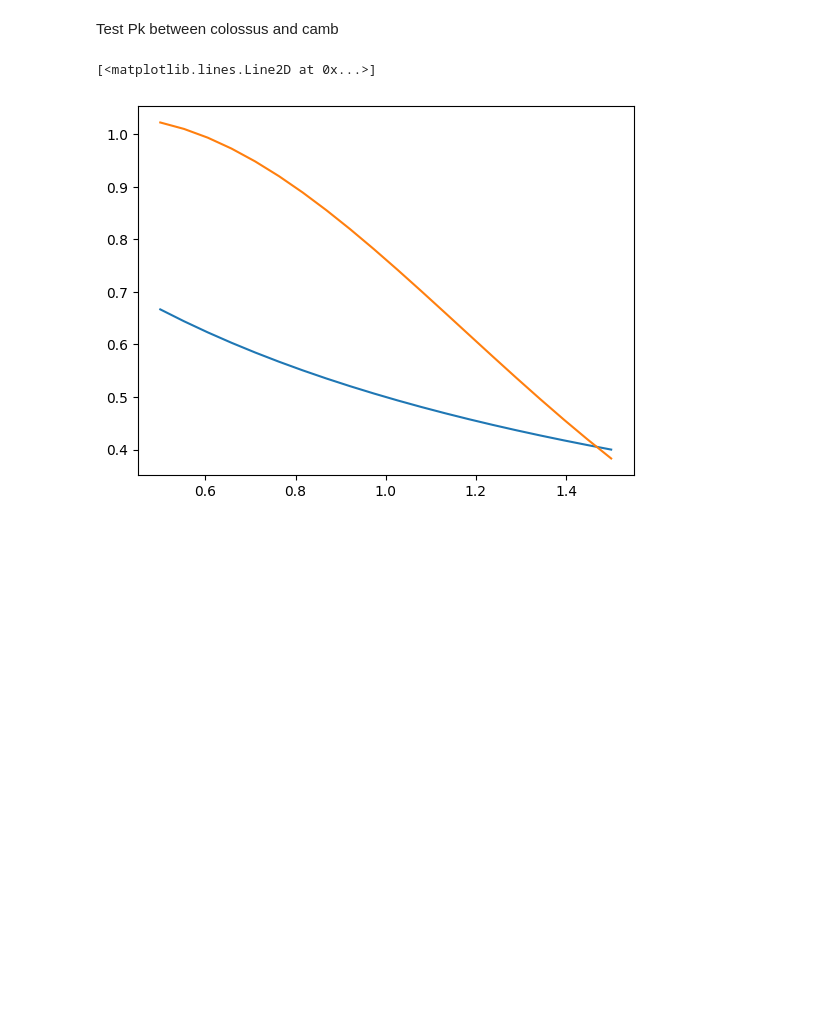
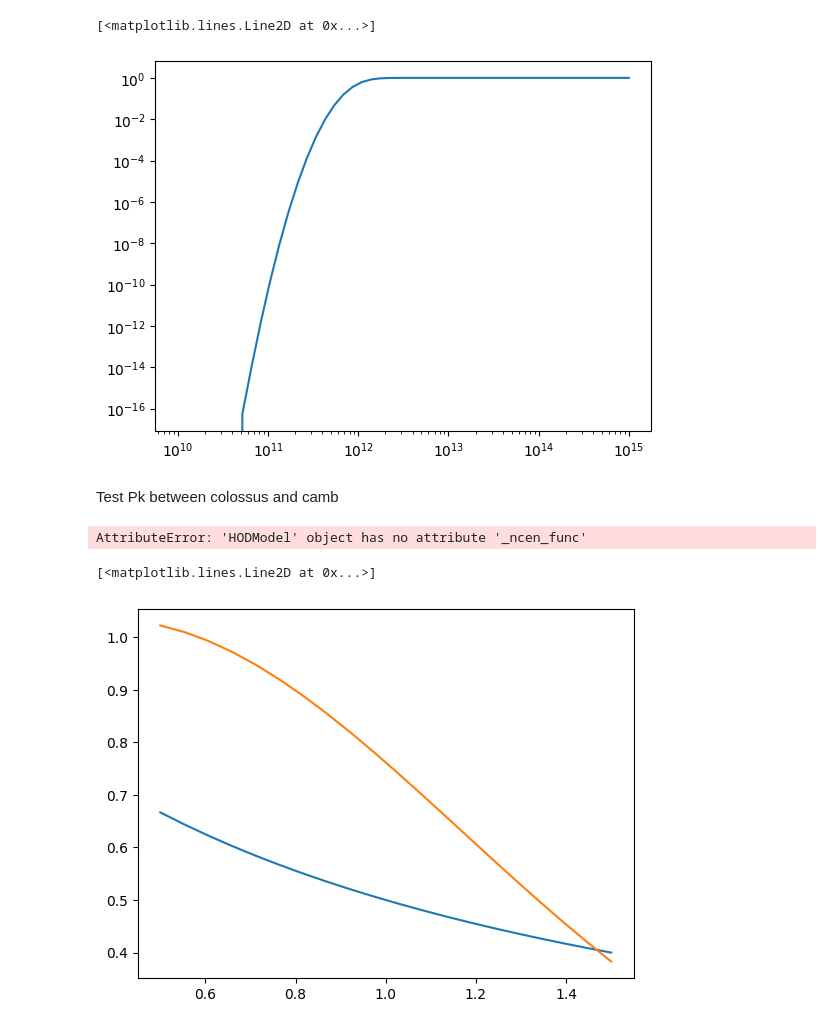
Before and after one commit to destrys/galCIB, a Jupyter notebook: notebooks/scratch-temp.ipynb, the cells around one changed output. Drawn from its saved outputs; the diff is of its cells as text; code cells hidden in the pictures; blank space fills up the shorter version.

```diff
--- a/notebooks/scratch-temp.ipynb
+++ b/notebooks/scratch-temp.ipynb
@@ -7,2 +7,12 @@ from colossus.cosmology import cosmology as cc
 
 import matplotlib.pyplot as plt
+# %%
+from galCIB import get_hod_model
+
+
+Mh = np.logspace(10, 15, 50)
+z = np.ones_like(Mh) * 1.0
+theta = [12.0, -0.02, 0.5]  # Example theta_cen
+
+model = get_hod_model("Zheng05",z)
+print(model.ncen(Mh, theta))
@@ -9,3 +33,8 @@ import matplotlib.pyplot as plt
+# %%
+plt.loglog(Mh, model.ncen(Mh, theta))
+# %% [output]
+[<matplotlib.lines.Line2D at 0x...>]
+[figure, added]
 # %% [markdown]
 Test Pk between colossus and camb
 # %%
@@ -14,3 +50,7 @@ from galCIB import Survey
+# %%
+model.ncen(np.log10(Mh), theta)
+# %% [output]
+AttributeError: 'HODModel' object has no attribute '_ncen_func'
 # %%
 zs = np.linspace(0.5, 1.5, 20)
 
```
Also changed, not shown: parts of 5 cells of this notebook, 6 other files.
